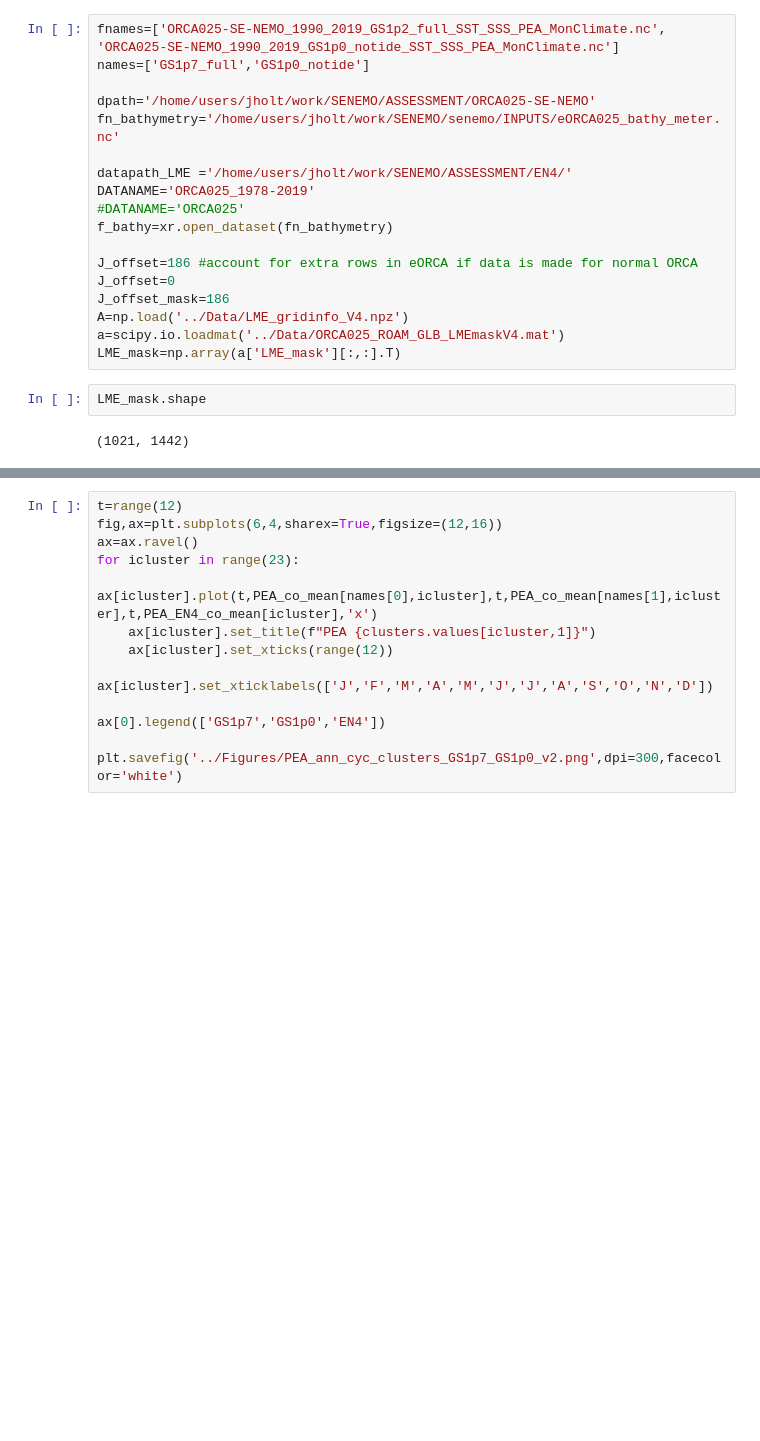
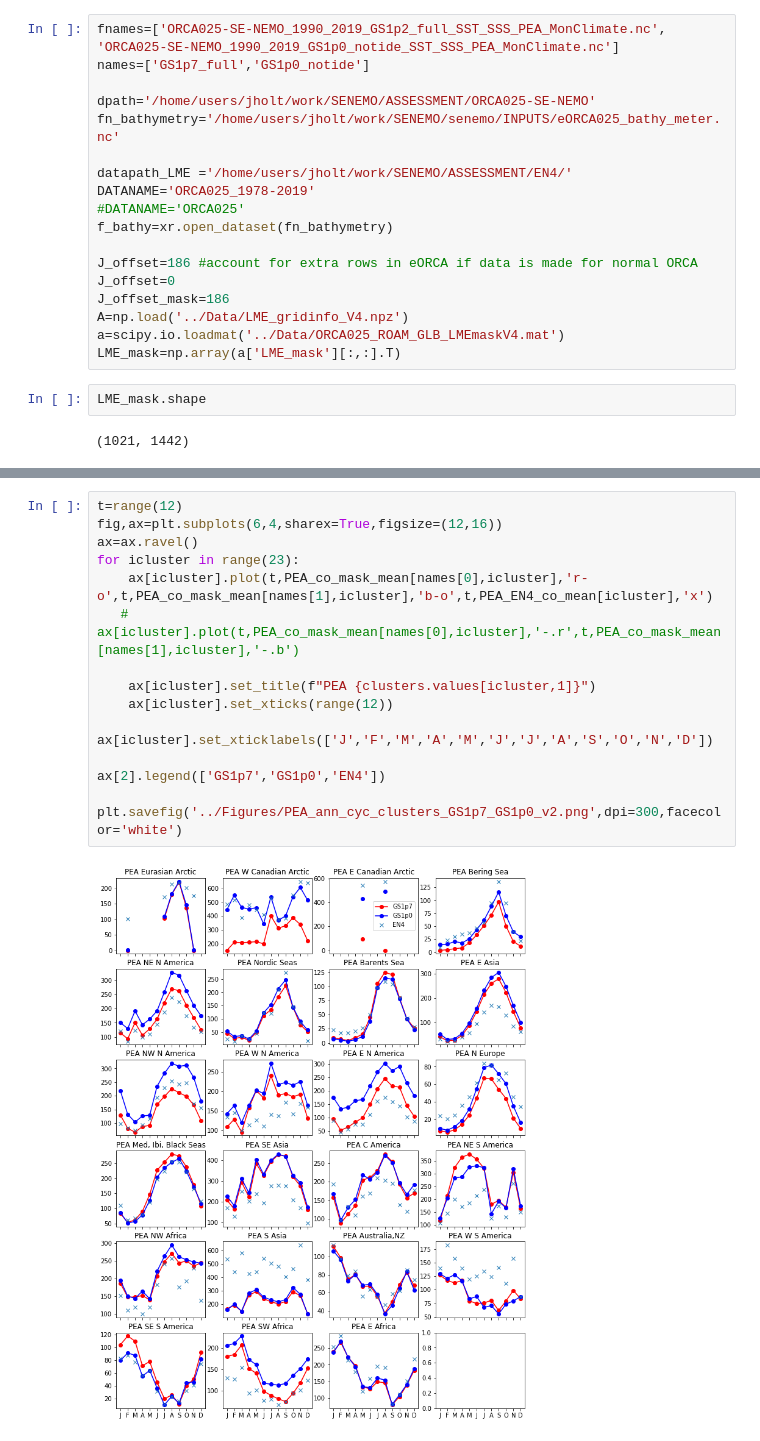
Before and after one commit to NOC-MSM/SE-NEMO, a Jupyter notebook: scripts/analysis/Notebooks/time_series_regional_clim.ipynb, the cells around one changed output, grey strips where cells are left out. Drawn from its saved outputs; the diff is of its cells as text; blank space fills up the shorter version.

```diff
--- a/scripts/analysis/Notebooks/time_series_regional_clim.ipynb
+++ b/scripts/analysis/Notebooks/time_series_regional_clim.ipynb
@@ -296,16 +350,20 @@ for icluster in range(23):
 # %%
 t=range(12)
 fig,ax=plt.subplots(6,4,sharex=True,figsize=(12,16))
 ax=ax.ravel()
 for icluster in range(23):
-    ax[icluster].plot(t,PEA_co_mean[names[0],icluster],t,PEA_co_mean[names[1],icluster],t,PEA_EN4_co_mean[icluster],'x')
+    ax[icluster].plot(t,PEA_co_mask_mean[names[0],icluster],'r-o',t,PEA_co_mask_mean[names[1],icluster],'b-o',t,PEA_EN4_co_mean[icluster],'x')
+   # ax[icluster].plot(t,PEA_co_mask_mean[names[0],icluster],'-.r',t,PEA_co_mask_mean[names[1],icluster],'-.b')
+
     ax[icluster].set_title(f"PEA {clusters.values[icluster,1]}")
     ax[icluster].set_xticks(range(12))
     ax[icluster].set_xticklabels(['J','F','M','A','M','J','J','A','S','O','N','D'])
 
-ax[0].legend(['GS1p7','GS1p0','EN4'])
+ax[2].legend(['GS1p7','GS1p0','EN4'])
 
 plt.savefig('../Figures/PEA_ann_cyc_clusters_GS1p7_GS1p0_v2.png',dpi=300,facecolor='white')
+# %% [output]
+[figure, added]
 # %%
 fig,ax=plt.subplots(6,4,sharex=True,figsize=(12,16))
 ax=ax.ravel()
```
Also changed, not shown: parts of 10 cells of this notebook, 5 other files.
